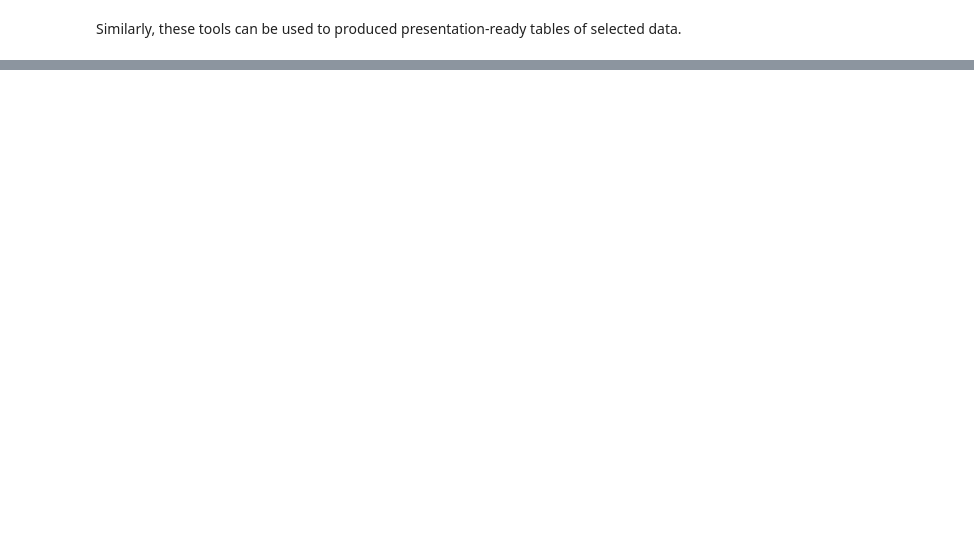
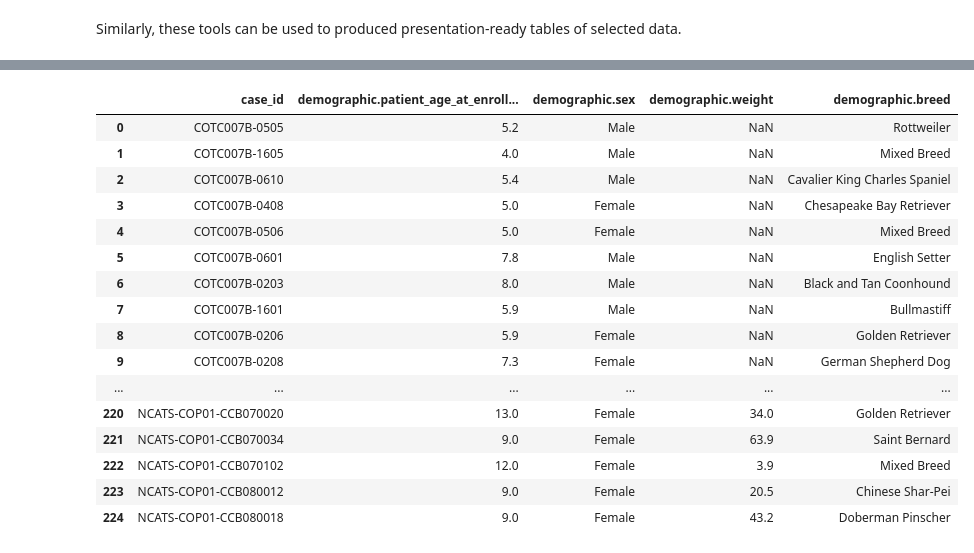
Before and after one commit to pihltd/Bento, a Jupyter notebook: ICDC_Analysis.ipynb, the cells around one changed output, grey strips where cells are left out. Saved outputs shown, nothing was run; the diff lists cells and outputs as text; code cells hidden in the pictures; blank space fills up the shorter version.

```diff
--- a/ICDC_Analysis.ipynb
+++ b/ICDC_Analysis.ipynb
@@ -98,5 +123,11 @@ def niceTable():
 
     figure.show()
+# %%
+def niceTable2():
+    icdc.init()
+
+    df = getDataframe(icdc.table_demo)
+    display(HTML(df.to_html()))
 # %%
 def queryList():
     # Demonstate how to query for all fields in ICDC
@@ -177,0 +223,20 @@ niceTable()
+# %%
+niceTable2()
+# %% [output]
+|  | case_id | demographic.patient_age_at_enroll... | demographic.sex | demographic.weight | demographic.breed |
+| 0 | COTC007B-0505 | 5.2 | Male | NaN | Rottweiler |
+| 1 | COTC007B-1605 | 4.0 | Male | NaN | Mixed Breed |
+| 2 | COTC007B-0610 | 5.4 | Male | NaN | Cavalier King Charles Spaniel |
+| 3 | COTC007B-0408 | 5.0 | Female | NaN | Chesapeake Bay Retriever |
+| 4 | COTC007B-0506 | 5.0 | Female | NaN | Mixed Breed |
+| 5 | COTC007B-0601 | 7.8 | Male | NaN | English Setter |
+| 6 | COTC007B-0203 | 8.0 | Male | NaN | Black and Tan Coonhound |
+| 7 | COTC007B-1601 | 5.9 | Male | NaN | Bullmastiff |
+| 8 | COTC007B-0206 | 5.9 | Female | NaN | Golden Retriever |
+| 9 | COTC007B-0208 | 7.3 | Female | NaN | German Shepherd Dog |
+| ... | ... | ... | ... | ... | ... |
+| 220 | NCATS-COP01-CCB070020 | 13.0 | Female | 34.0 | Golden Retriever |
+| 221 | NCATS-COP01-CCB070034 | 9.0 | Female | 63.9 | Saint Bernard |
+| 222 | NCATS-COP01-CCB070102 | 12.0 | Female | 3.9 | Mixed Breed |
+| 223 | NCATS-COP01-CCB080012 | 9.0 | Female | 20.5 | Chinese Shar-Pei |
+| 224 | NCATS-COP01-CCB080018 | 9.0 | Female | 43.2 | Doberman Pinscher |
```
Also changed, not shown: parts of 14 cells of this notebook.
